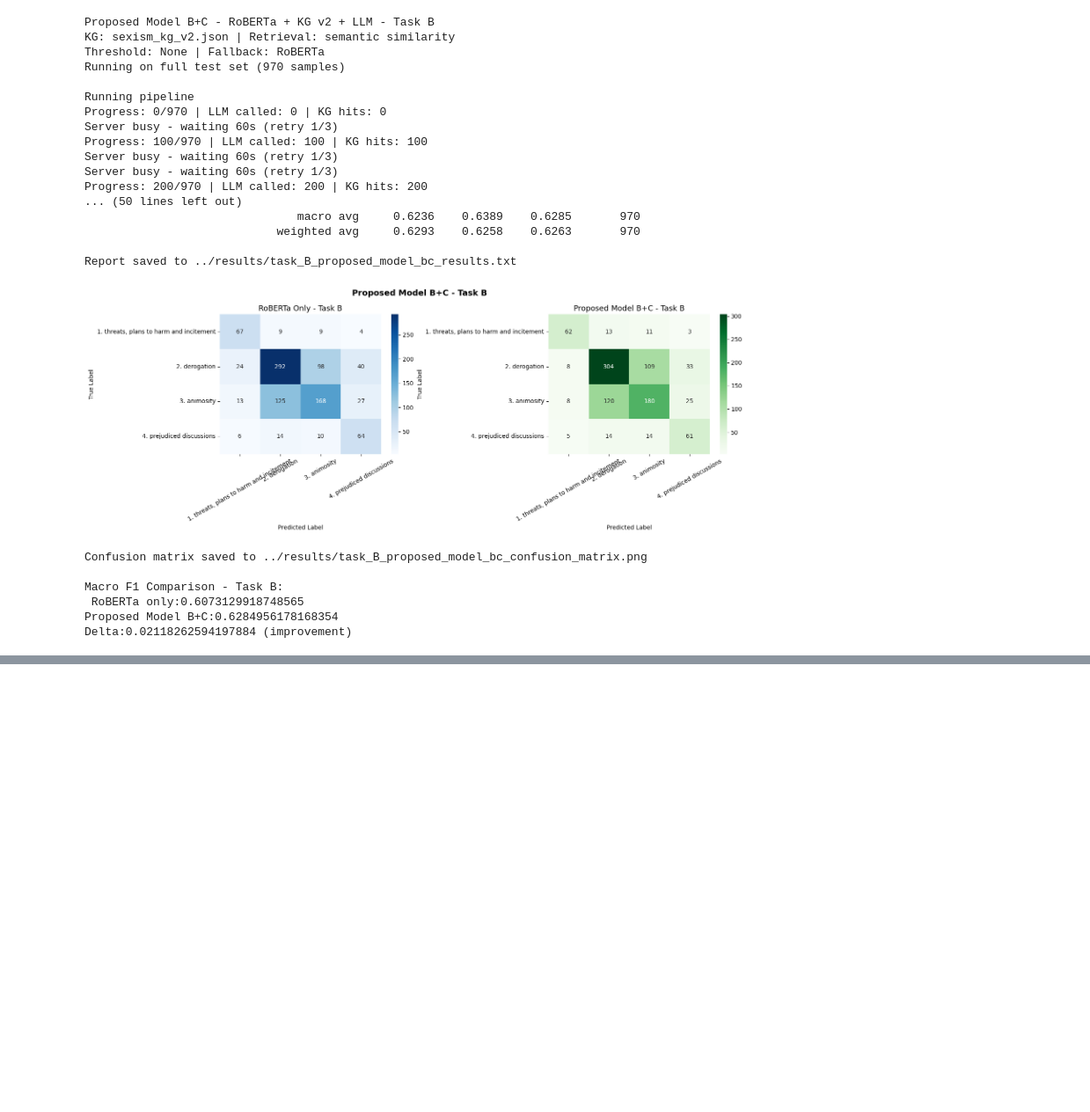
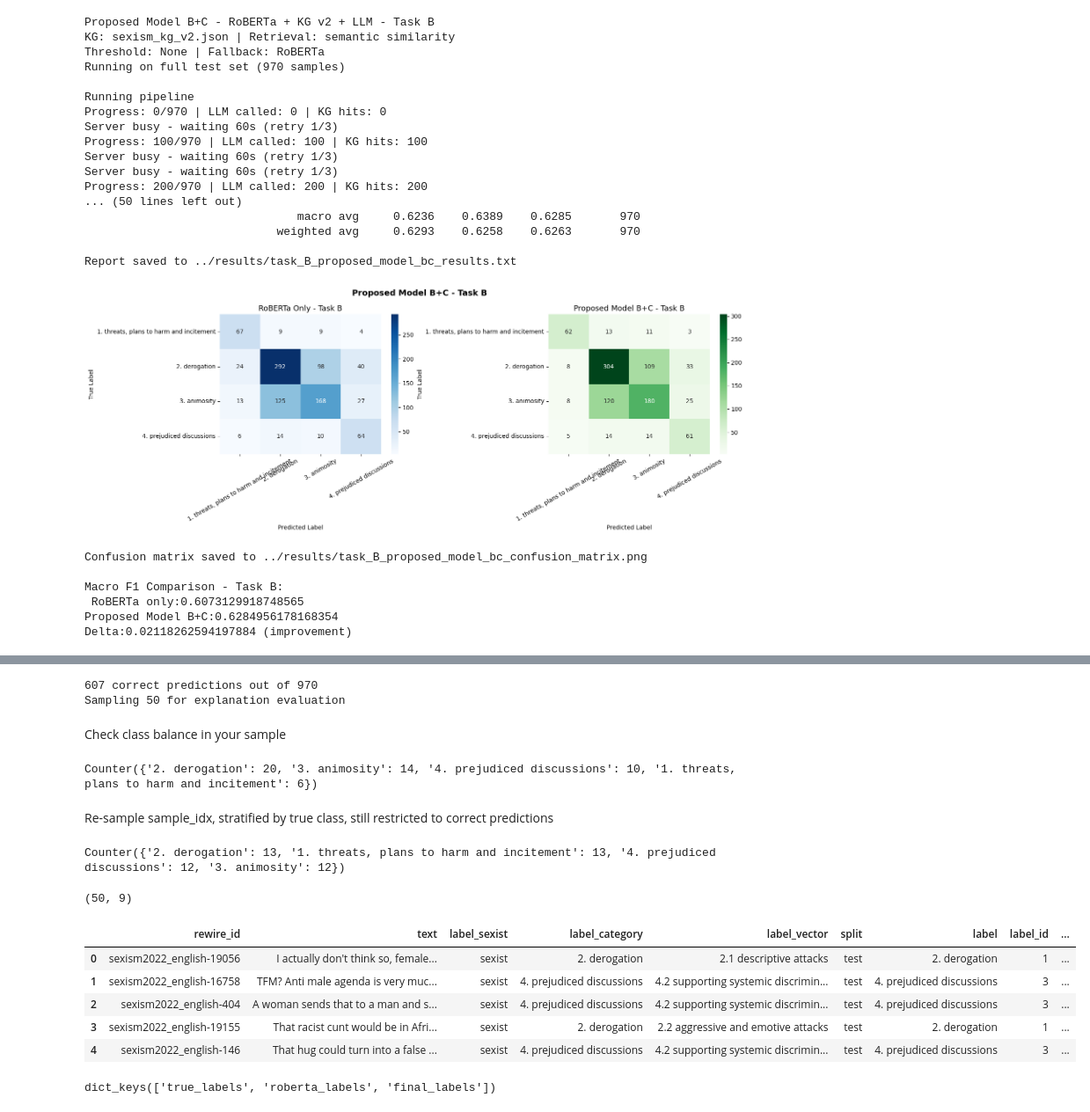
Before and after one commit to ashwin1999nair/edos_sexism_kg, a Jupyter notebook: notebooks/06_Proposed Model_B.ipynb, the cells around one changed output, grey strips where cells are left out. Shown at 88% size. Drawn from its saved outputs; the diff is of its cells as text; code cells hidden in the pictures; blank space fills up the shorter version.

Commit message:
Add explainability evaluation (Notebook 06): stratified 50-post sample, manual ratings, KG v2 + keyword retrieval ablation

```diff
--- a/notebooks/06_Proposed Model_B.ipynb
+++ b/notebooks/06_Proposed Model_B.ipynb
@@ -593,0 +596,71 @@ Delta:0.02118262594197884 (improvement)
+# %%
+import random, json
+random.seed(42)
+
+cp=os.path.join(RESULTS_DIR, 'task_B_proposedBC_checkpoint.json') ## Load B+C's saved predictions
+with open(cp) as f:
+    saved=json.load(f)
+
+_, _, test_df = load_edos_data(DATA_DIR, task='B') ## Load the test set:
+## zip pairs true and predicted labels; enumerate gives the position; the condition keeps only positions where they match.
+correct_idx=[i for i, (t, p) in enumerate(zip(saved['true_labels'], saved['final_labels'])) if t == p]
+sample_idx=random.sample(correct_idx, 50)
+
+print(f'{len(correct_idx)} correct predictions out of {len(saved["true_labels"])}')
+print(f'Sampling 50 for explanation evaluation')
+# %% [output]
+607 correct predictions out of 970
+Sampling 50 for explanation evaluation
+# %% [markdown]
+Check class balance in your sample
+# %%
+from collections import Counter
+sample_labels=[saved['true_labels'][i] for i in sample_idx]
+print(Counter(sample_labels))
+# %% [output]
+Counter({'2. derogation': 20, '3. animosity': 14, '4. prejudiced discussions': 10, '1. threats, plans to harm and incitement': 6})
+# %% [markdown]
+Re-sample sample_idx, stratified by true class, still restricted to correct predictions
+# %%
+per_class = {}
+for i, (t, p) in enumerate(zip(saved['true_labels'], saved['final_labels'])): ## a dict where each class maps to its own list of correct positions
+    if t==p:
+        per_class.setdefault(t, []).append(i)
+
+## Deciding how many to take per class
+classes=sorted(per_class.keys())
+n_classes=len(classes)
+
+sample_idx = []
+for i, cls in enumerate(classes):
+    n = 50 // n_classes + (1 if i < 50 % n_classes else 0)
+    available=per_class[cls]
+    if len(available)<n:
+        print(f"WARNING: class '{cls}' only has {len(available)} correct predictions, wanted {n}")
+    sample_idx.extend(random.sample(available, min(n, len(available))))
+
+random.shuffle(sample_idx)
+
+print(Counter(saved['true_labels'][i] for i in sample_idx))
+# %% [output]
+Counter({'2. derogation': 13, '1. threats, plans to harm and incitement': 13, '4. prejudiced discussions': 12, '3. animosity': 12})
+# %%
+sample_df=test_df.iloc[sample_idx].copy()
+sample_df['true_label']=[saved['true_labels'][i] for i in sample_idx]
+sample_df=sample_df.reset_index(drop=True)
+print(sample_df.shape)
+# %% [output]
+(50, 9)
+# %%
+sample_df.head()
+# %% [output]
+|  | rewire_id | text | label_sexist | label_category | label_vector | split | label | label_id | ... |
+| 0 | sexism2022_english-19056 | I actually don't think so, female... | sexist | 2. derogation | 2.1 descriptive attacks | test | 2. derogation | 1 | ... |
+| 1 | sexism2022_english-16758 | TFM? Anti male agenda is very muc... | sexist | 4. prejudiced discussions | 4.2 supporting systemic discrimin... | test | 4. prejudiced discussions | 3 | ... |
+| 2 | sexism2022_english-404 | A woman sends that to a man and s... | sexist | 4. prejudiced discussions | 4.2 supporting systemic discrimin... | test | 4. prejudiced discussions | 3 | ... |
+| 3 | sexism2022_english-19155 | That racist cunt would be in Afri... | sexist | 2. derogation | 2.2 aggressive and emotive attacks | test | 2. derogation | 1 | ... |
+| 4 | sexism2022_english-146 | That hug could turn into a false ... | sexist | 4. prejudiced discussions | 4.2 supporting systemic discrimin... | test | 4. prejudiced discussions | 3 | ... |
+# %%
+print(saved.keys())
+# %% [output]
+dict_keys(['true_labels', 'roberta_labels', 'final_labels'])
```
Also changed, not shown: parts of 5 cells of this notebook, 1 other file.
